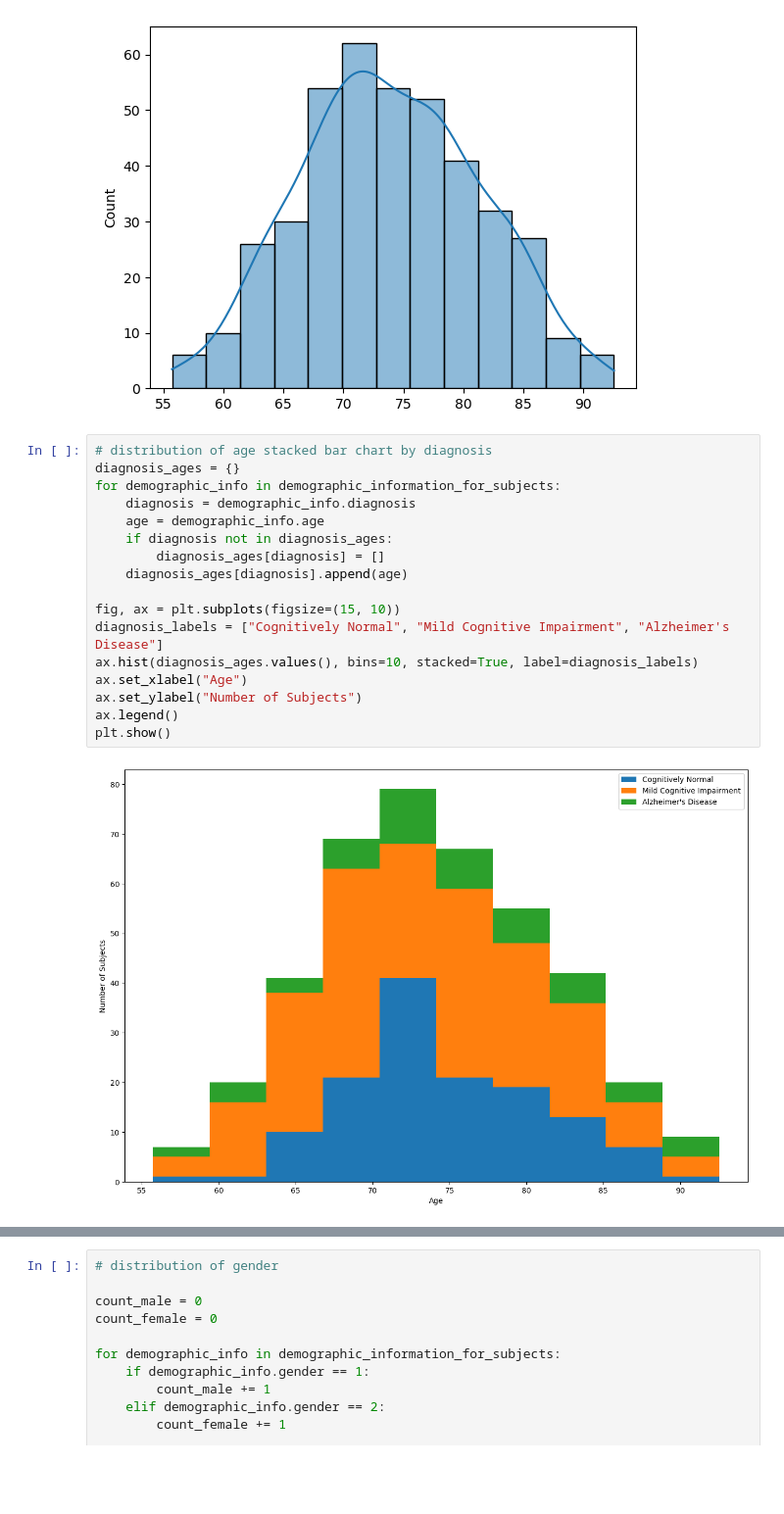
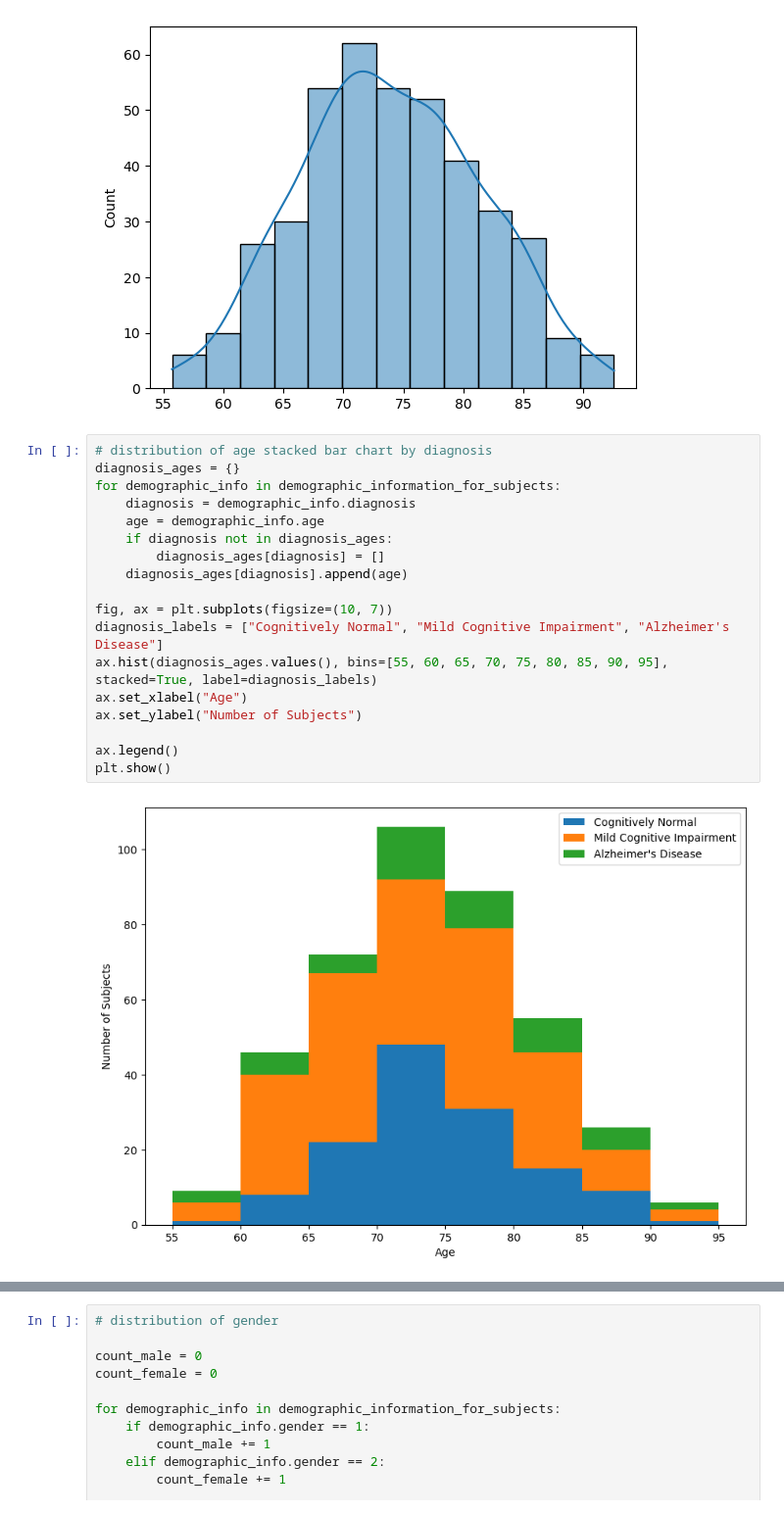
Before and after one commit to jonasfallmann/pr-master-alzheimers-classification, a Jupyter notebook: demographic-preprocessing.ipynb, the cells around one changed output, grey strips where cells are left out. Shown: that part at 98% size. Cells and saved outputs as stored; diff of their text form; blank space fills up the shorter version.

```diff
--- a/demographic-preprocessing.ipynb
+++ b/demographic-preprocessing.ipynb
@@ -238,22 +238,23 @@ plt.show()
 # %%
 # distribution of age stacked bar chart by diagnosis
 diagnosis_ages = {}
 for demographic_info in demographic_information_for_subjects:
     diagnosis = demographic_info.diagnosis
     age = demographic_info.age
     if diagnosis not in diagnosis_ages:
         diagnosis_ages[diagnosis] = []
     diagnosis_ages[diagnosis].append(age)
 
-fig, ax = plt.subplots(figsize=(15, 10))
+fig, ax = plt.subplots(figsize=(10, 7))
 diagnosis_labels = ["Cognitively Normal", "Mild Cognitive Impairment", "Alzheimer's Disease"]
-ax.hist(diagnosis_ages.values(), bins=10, stacked=True, label=diagnosis_labels)
+ax.hist(diagnosis_ages.values(), bins=[55, 60, 65, 70, 75, 80, 85, 90, 95], stacked=True, label=diagnosis_labels)
 ax.set_xlabel("Age")
 ax.set_ylabel("Number of Subjects")
+
 ax.legend()
 plt.show()
 # %% [output]
-[figure, old version]
+[figure, new version]
 # %%
 # distribution of mmse
 mmse = [demographic_info.mmse for demographic_info in demographic_information_for_subjects]
```
Also changed, not shown: parts of 1 cell of this notebook.
